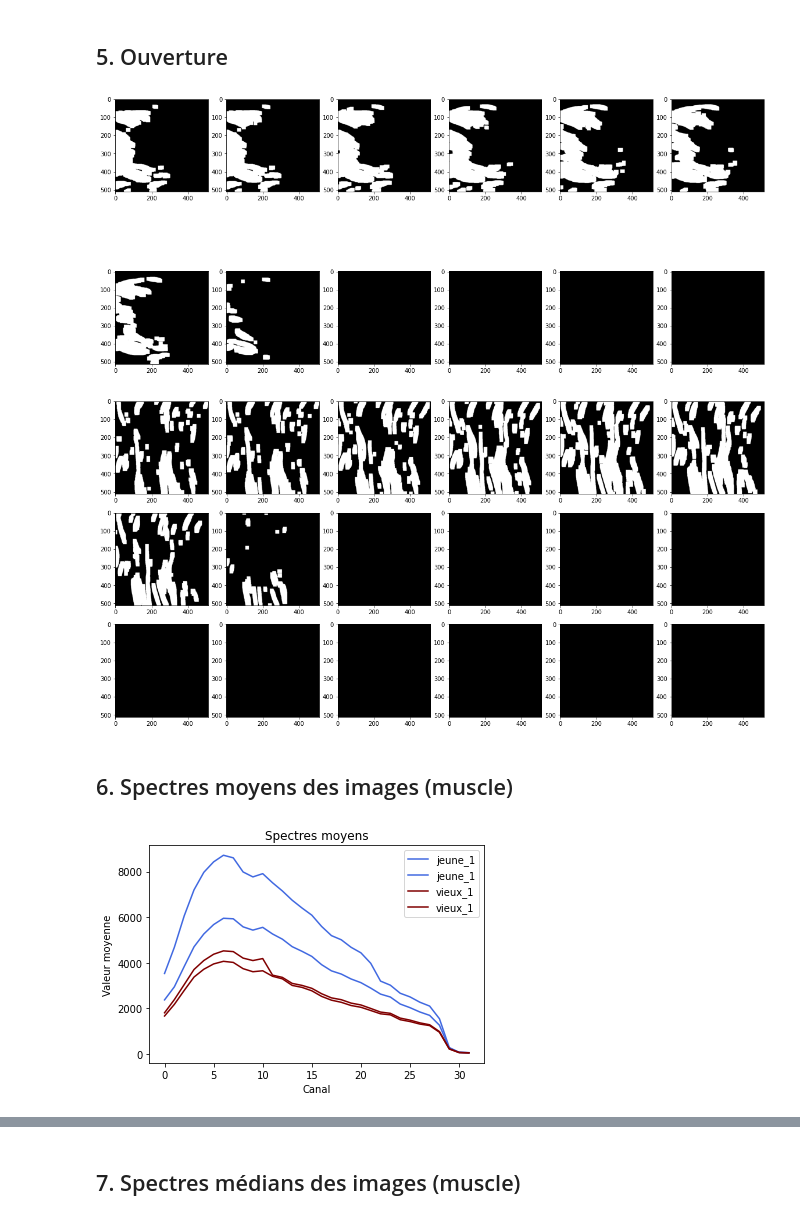
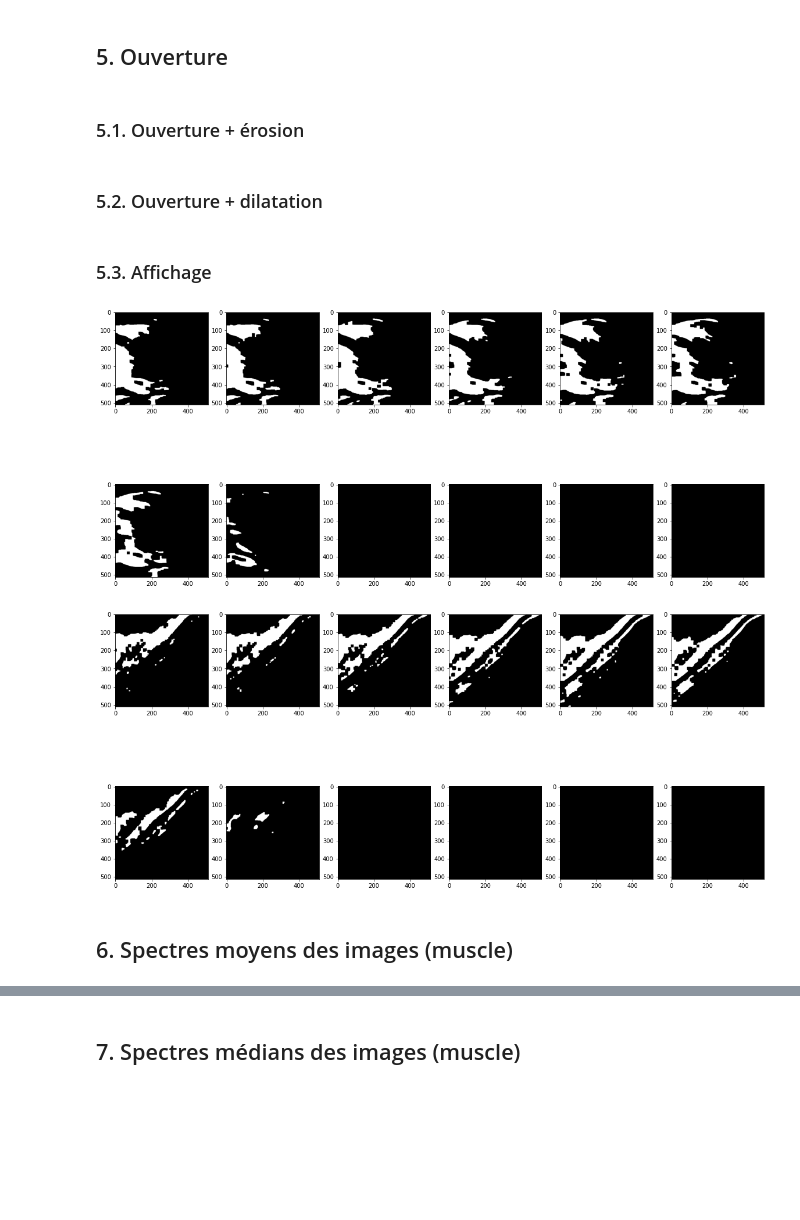
Before and after one commit to qdouzery/Hyperspectral-microscopy, a Jupyter notebook: Code/Microscopie-hyperspectrale_Notebook-V3.ipynb, the cells around one changed output, grey strips where cells are left out. Drawn from its saved outputs; the diff is of its cells as text; code cells hidden in the pictures; blank space fills up the shorter version.

Commit message:
spectres non muscle

```diff
--- a/Code/Microscopie-hyperspectrale_Notebook-V3.ipynb
+++ b/Code/Microscopie-hyperspectrale_Notebook-V3.ipynb
@@ -115,7 +119,7 @@ for name, img in tqdm(segmented_images.items()):
 ## 4. Affichage
 # %%
 image_j = "j5_1_740nm"
-image_v = "v6_3_740nm"
+image_v = "v2_3_740nm"
 # %% [markdown]
 ### 4.1. Raw images
 # %%
@@ -137,10 +141,10 @@ for i in range(2):
 [figure]
 # %%
 z=0
-fig, axs = plt.subplots(3,6, figsize=(20, 10))
-for i in range(3):
+fig, axs = plt.subplots(2,6, figsize=(20, 10))
+for i in range(2):
   for j in range(6):
-    Zi = segmented_images[image_v][z,:,:]
+    Zi = segmented_images_m[image_v][z,:,:]
     axs[i,j].imshow(Zi, cmap='gray')
     z+=1
 # %% [output]
@@ -149,5 +153,6 @@ for i in range(3):
 ## 5. Ouverture
 # %%
 ##Création du dictionnaire qui va contenir les images après ouverture
-open_segmented_images = copy.deepcopy(segmented_images)
+open_segmented_images_m = copy.deepcopy(segmented_images_m)
+open_segmented_images_nm = copy.deepcopy(segmented_images_nm)
 # %%
@@ -155,2 +162,4 @@ kernel=np.ones((20,20),np.uint8) #kernel rectangulaire
 #kernel2=cv2.getStructuringElement(cv2.MORPH_ELLIPSE,(5,5)) #kernel elliptique
+# %% [markdown]
+### 5.1. Ouverture + érosion
 # %%
@@ -159,0 +170,2 @@ for name, img in open_segmented_images.items():
+# %% [markdown]
+### 5.2. Ouverture + dilatation
@@ -160,23 +177,25 @@ for name, img in open_segmented_images.items():
+# %% [markdown]
+### 5.3. Affichage
 # %%
 z=0
 fig, axs = plt.subplots(2,6, figsize=(20, 10))
 for i in range(2):
   for j in range(6):
-    Zi = open_segmented_images[image_j][z,:,:]
+    Zi = open_segmented_images_m[image_j][z,:,:]
     axs[i,j].imshow(Zi, cmap='gray')
     z+=1
 # %% [output]
-[figure, old version]
+[figure, new version]
 # %%
 z=0
-fig, axs = plt.subplots(3,6, figsize=(20, 10))
-for i in range(3):
+fig, axs = plt.subplots(2,6, figsize=(20, 10))
+for i in range(2):
   for j in range(6):
-    Zi = open_segmented_images[image_v][z,:,:]
+    Zi = open_segmented_images_m[image_v][z,:,:]
     axs[i,j].imshow(Zi, cmap='gray')
     z+=1
 # %% [output]
-[figure, old version]
+[figure, new version]
 # %% [markdown]
 ## 6. Spectres moyens des images (muscle)
 # %%
@@ -203,16 +211,0 @@ MEAN_SPECTRUM_V1_2 = Mean_spectrum(raw_images["v6_4_740nm"], open_segmented_imag
-# %%
-plt.plot(MEAN_SPECTRUM_J1_1, label="jeune_1", color='royalblue')
-plt.plot(MEAN_SPECTRUM_J1_2, label="jeune_1", color='royalblue')
-#plt.plot(MEAN_SPECTRUM_J3, label="jeune_3", color='darkblue')
-#plt.plot(MEAN_SPECTRUM_J4, label="jeune_4", color='cyan')
-plt.plot(MEAN_SPECTRUM_V1_1, label="vieux_1", color='maroon')
-plt.plot(MEAN_SPECTRUM_V1_2, label="vieux_1", color='maroon')
-#plt.plot(MEAN_SPECTRUM_V3, label="vieux_3", color='tomato')
-#plt.plot(MEAN_SPECTRUM_V4, label="vieux_4", color='lightpink')
-plt.ylabel("Valeur moyenne")
-plt.xlabel("Canal")
-plt.title("Spectres moyens")
-plt.legend()
-plt.show()
-# %% [output]
-[figure, removed]
```
Also changed, not shown: parts of 32 cells of this notebook.
